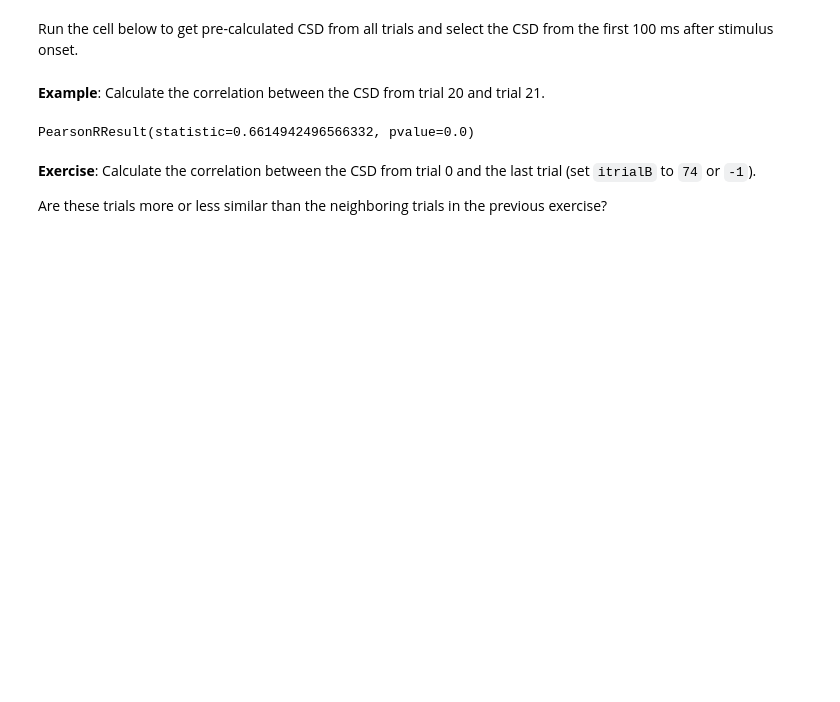
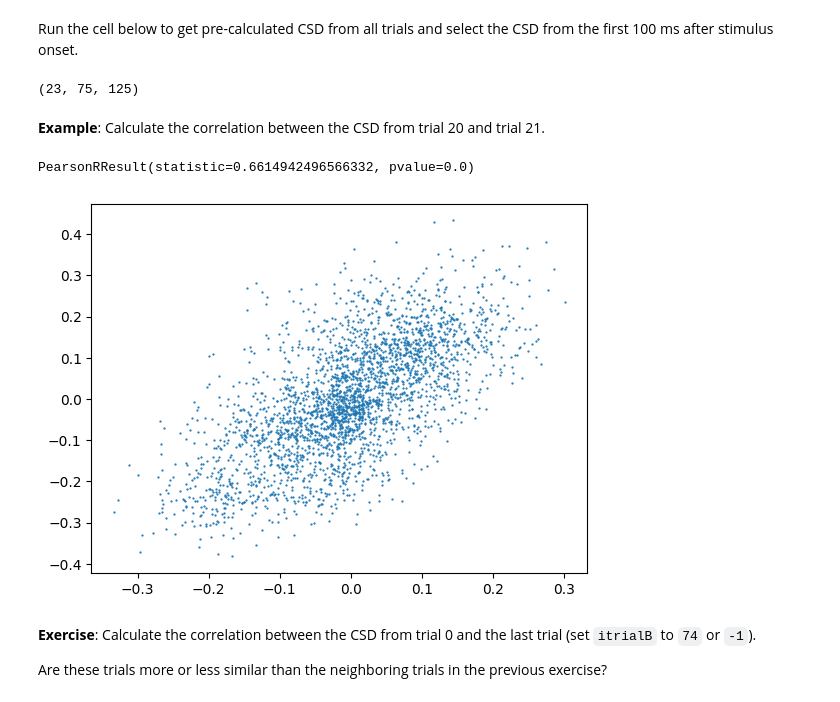
Before and after one commit to ibehave-ibots/LFP-Analysis-in-Python, a Jupyter notebook: Day1/03 CSD Analysis Theory and Methods/(solutions) 3 CSD Analysis Theory and Methods.ipynb, the cells around one changed output. Drawn from its saved outputs; the diff is of its cells as text; code cells hidden in the pictures; blank space fills up the shorter version.

```diff
--- a/Day1/03 CSD Analysis Theory and Methods/(solutions) 3 CSD Analysis Theory and Methods.ipynb
+++ b/Day1/03 CSD Analysis Theory and Methods/(solutions) 3 CSD Analysis Theory and Methods.ipynb
@@ -462,16 +461,21 @@ mask_time_window = np.logical_and(time_window_start < time_from_stimulus_onset_c
                                   time_window_end > time_from_stimulus_onset_csd)
 
 csd_trials = csd_trials.values[:,:,mask_time_window]
+csd_trials.shape
+# %% [output]
+(23, 75, 125)
 # %% [markdown]
 **Example**: Calculate the correlation between the CSD from trial 20 and trial 21.
-# %%
-# select the trials
-itrialA = 20
-itrialB = 21
-
-pearsonr(csd_trials[:,itrialA].flatten(), csd_trials[:,itrialB].flatten())
-# %% [output]
-PearsonRResult(statistic=0.6614942496566332, pvalue=0.0)
+# %%
+# provided
+csd_trialA = csd_trials[:, 20].flatten()
+csd_trialB = csd_trials[:,21].flatten()
+
+plt.scatter(csd_trialA, csd_trialB, marker='.', s=1.5);
+pearsonr(csd_trialA, csd_trialB)
+# %% [output]
+PearsonRResult(statistic=0.6614942496566332, pvalue=0.0)
+[figure, added]
 # %% [markdown]
 **Exercise**: Calculate the correlation between the CSD from trial 0 and the last trial (set ``itrialB`` to ``74`` or ``-1``).
 
```
Also changed, not shown: parts of 7 cells of this notebook.
